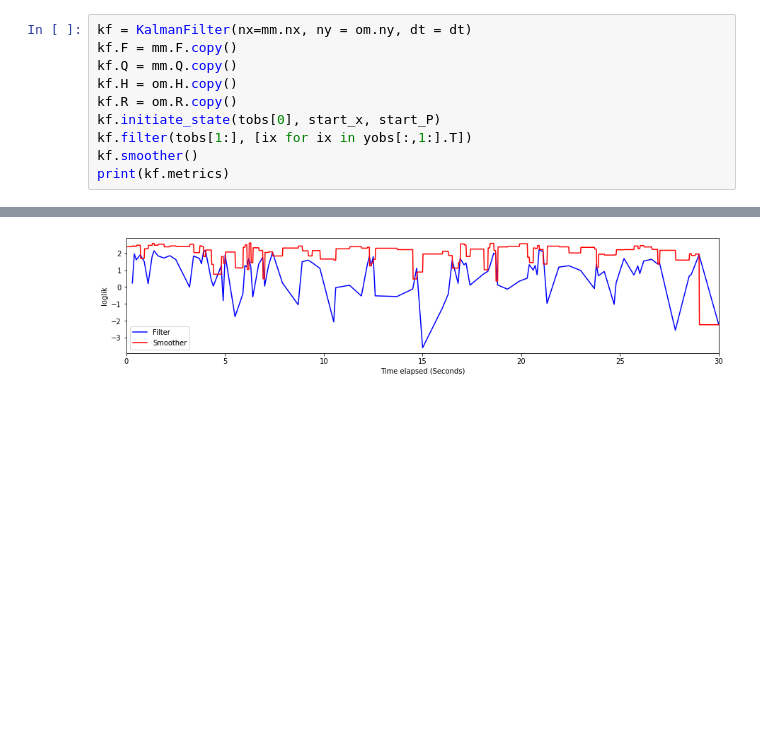
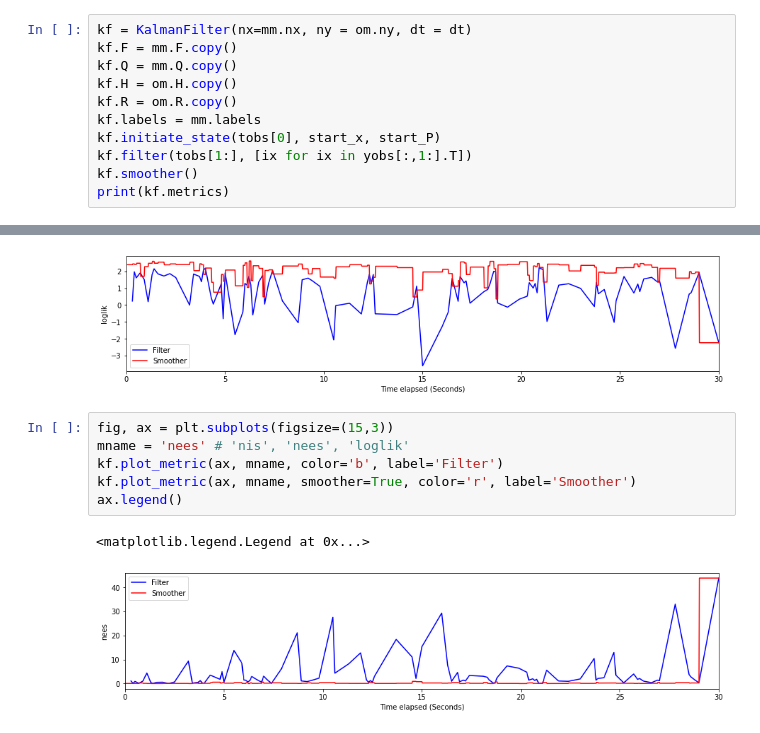
Before and after one commit to rimplesandhu/raptor-lookahead-movement-model, a Jupyter notebook: notebooks/1_KFvsEKFvsUKF_using_cv.ipynb, the cells around one changed output, grey strips where cells are left out. Cells and saved outputs as stored; diff of their text form; blank space fills up the shorter version.

Commit message:
fixed label issue

```diff
--- a/notebooks/1_KFvsEKFvsUKF_using_cv.ipynb
+++ b/notebooks/1_KFvsEKFvsUKF_using_cv.ipynb
@@ -95,6 +99,7 @@ kf.F = mm.F.copy()
 kf.Q = mm.Q.copy()
 kf.H = om.H.copy()
 kf.R = om.R.copy()
+kf.labels = mm.labels
 kf.initiate_state(tobs[0], start_x, start_P)
 kf.filter(tobs[1:], [ix for ix in yobs[:,1:].T])
 kf.smoother()
@@ -160,3 +165,12 @@ ax.legend()
 # %% [output]
 <matplotlib.legend.Legend at 0x...>
 [figure]
+# %%
+fig, ax = plt.subplots(figsize=(15,3))
+mname = 'nees' # 'nis', 'nees', 'loglik'
+kf.plot_metric(ax, mname, color='b', label='Filter')
+kf.plot_metric(ax, mname, smoother=True, color='r', label='Smoother')
+ax.legend()
+# %% [output]
+<matplotlib.legend.Legend at 0x...>
+[figure, added]
```
Also changed, not shown: parts of 21 cells of this notebook, 5 other files.
